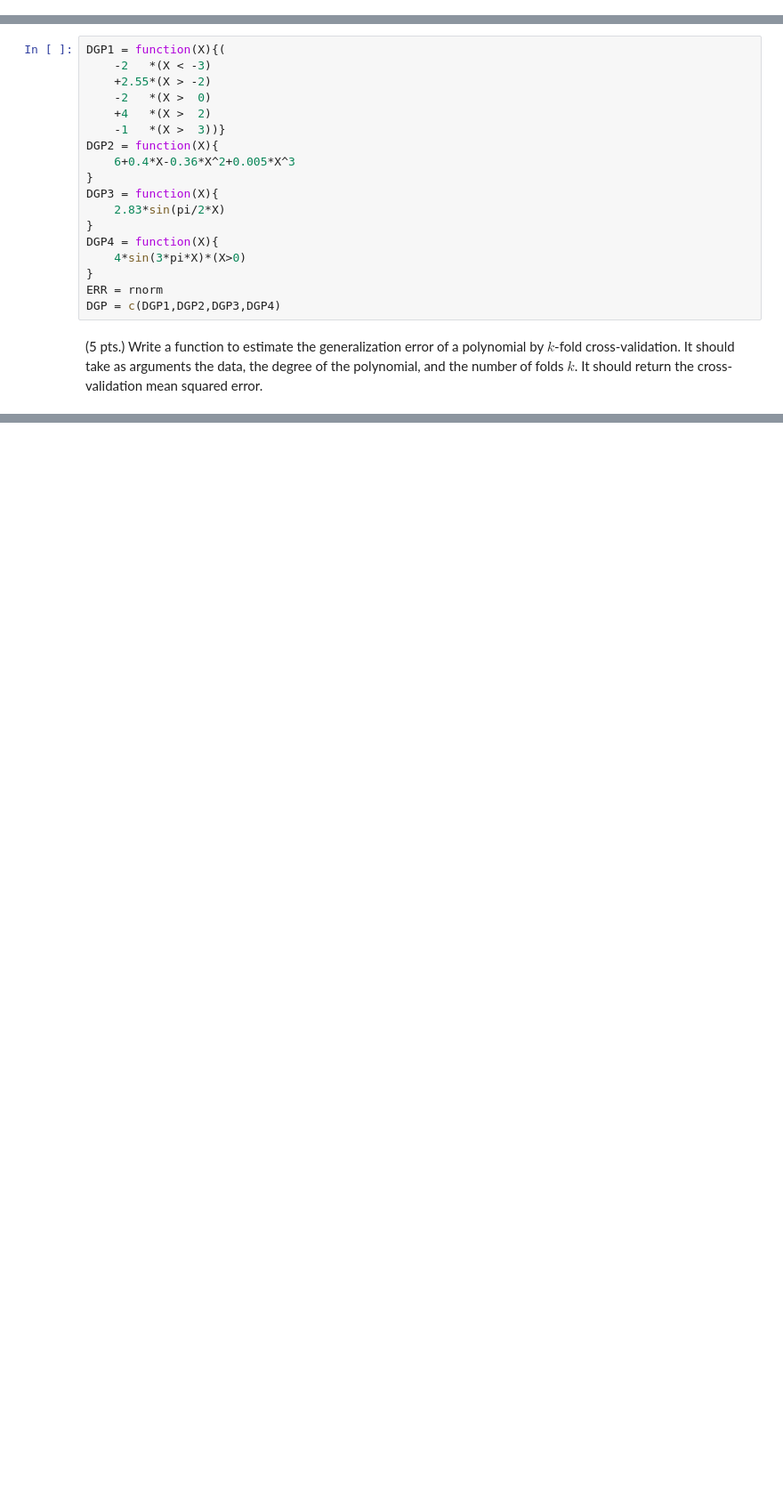
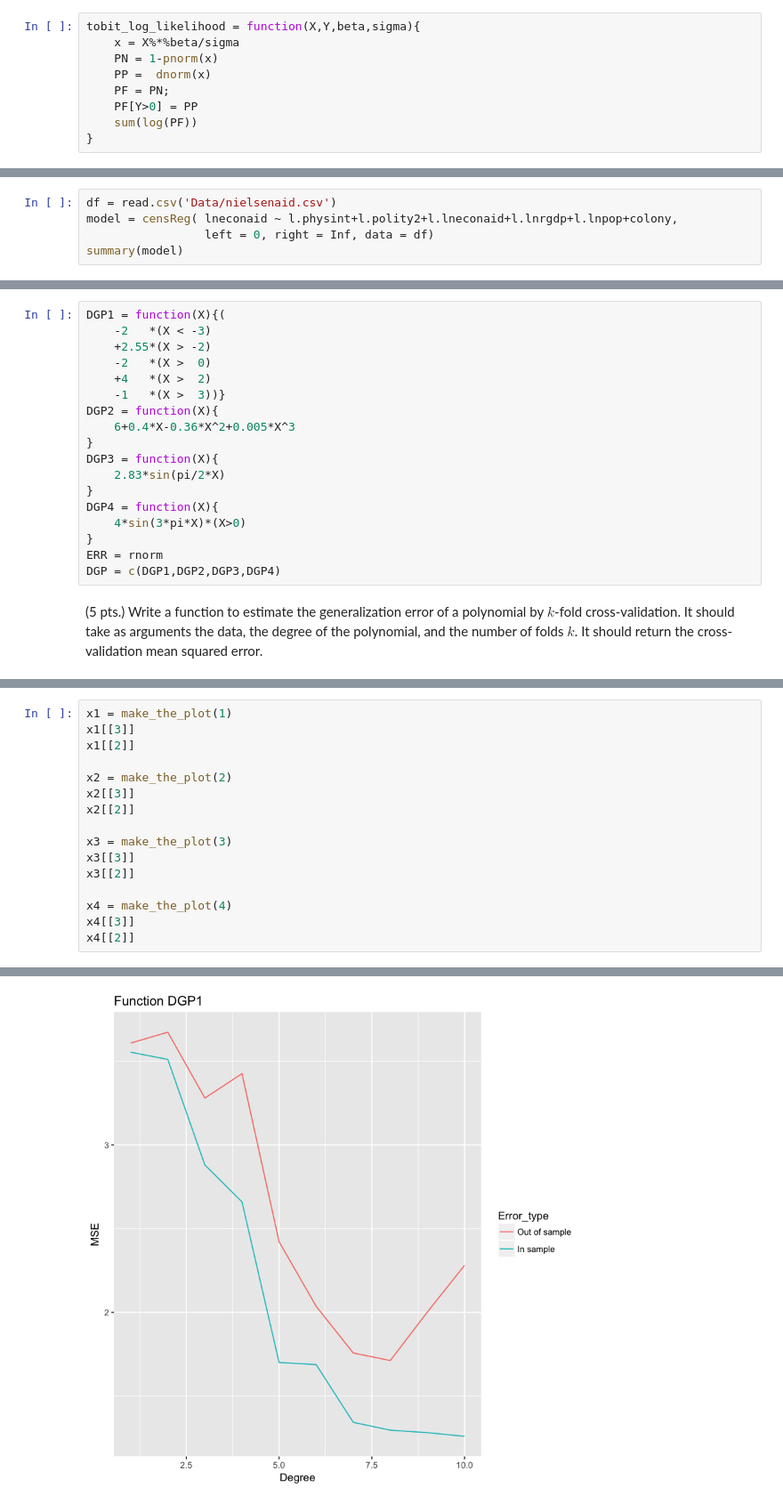
Before and after one commit to jaumededios/UCLA-S201B, a Jupyter notebook: 3/Pset3.ipynb, the cells around one changed output, grey strips where cells are left out. Shown at 89% size. Drawn from its saved outputs; the diff is of its cells as text; blank space fills up the shorter version.

```diff
--- a/3/Pset3.ipynb
+++ b/3/Pset3.ipynb
@@ -369,3 +422,12 @@ We will pretend what we did above is right for the sake of te exercise, but a ca
+# %%
+tobit_log_likelihood = function(X,Y,beta,sigma){
+    x = X%*%beta/sigma
+    PN = 1-pnorm(x)
+    PP =  dnorm(x)
+    PF = PN;
+    PF[Y>0] = PP
+    sum(log(PF))
+}
 # %% [markdown]
 **b.** (10pt) A natural quantity of interest for this model is the expected value of the
   outcome variable conditional on a set of predictor levels,
@@ -427 +490,6 @@ X_i & = & [ { {\tt l.physint}, {\tt l.polity2}, {\tt l.lneconaid}, {\tt l.lnrgdp
 and estimate $E[Y_i \mid X_i=x]$ and its asymptotic 95\% confidence interval, where $x$ equals the medians for all predictors except {\tt colony}, and the mode for {\tt colony}. (For this question, you may ignore possible error correlation across observations, such as clustering. You may use a canned procedure to obtain the MLE of $\beta$ and $\sigma$ as well as their sampling variance matrix; but for {\bf extra credit}, calculate those via {\tt optim} on your own.)
+# %%
+df = read.csv('Data/nielsenaid.csv')
+model = censReg( lneconaid ~ l.physint+l.polity2+l.lneconaid+l.lnrgdp+l.lnpop+colony,
+                 left = 0, right = Inf, data = df)
+summary(model)
@@ -517,0 +686,17 @@ genError = function(df,deg,k){
+# %%
+x1 = make_the_plot(1)
+x1[[3]]
+x1[[2]]
+
+x2 = make_the_plot(2)
+x2[[3]]
+x2[[2]]
+
+x3 = make_the_plot(3)
+x3[[3]]
+x3[[2]]
+
+x4 = make_the_plot(4)
+x4[[3]]
+x4[[2]]
+# %% [output]
@@ -517,0 +704 @@ genError = function(df,deg,k){
+[figure, added]
```
Also changed, not shown: parts of 39 cells of this notebook, 18 other files.
